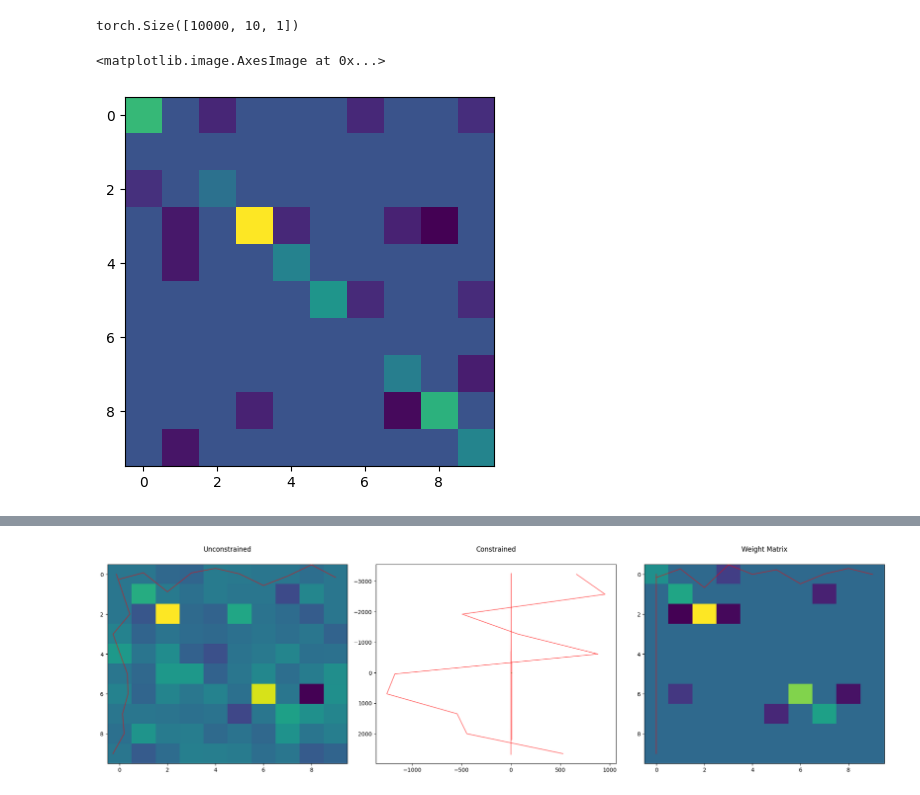
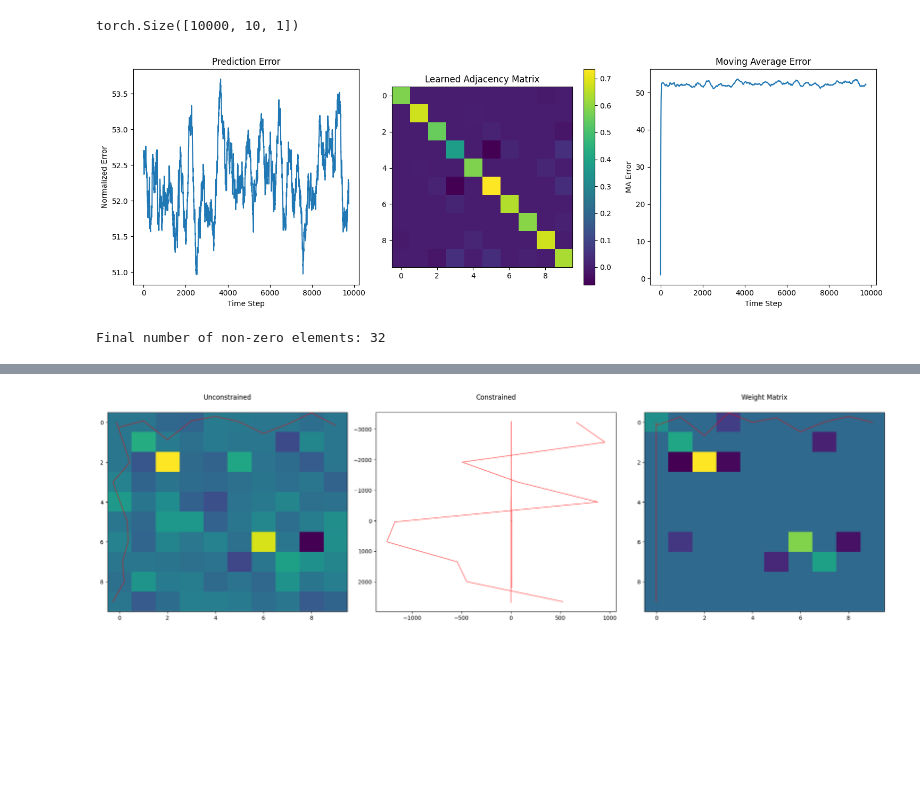
Before and after one commit to jenkins-alex/AdaCGP, a Jupyter notebook: implement.ipynb, the cells around one changed output, grey strips where cells are left out. Saved outputs shown, nothing was run; the diff lists cells and outputs as text; code cells hidden in the pictures; blank space fills up the shorter version.

Commit message:
added granger, graph lasso and node lasso baselines

```diff
--- a/implement.ipynb
+++ b/implement.ipynb
@@ -21,8 +21,58 @@ X, y, graph_filters_flat, weight_matrix, filter_coefficients = [d.to(device) for
 y.shape
 # %% [output]
 torch.Size([10000, 10, 1])
-# %%
-plt.imshow(weight_matrix.cpu().numpy())
-# %% [output]
-<matplotlib.image.AxesImage at 0x...>
-[figure, removed]
+# %%
+from src.models.baselines.GraphLasso import GraphLasso
+
+# Set up hyperparameters
+hyperparams = {
+    'P_cov': 250,          # Window size for covariance estimation
+    'alpha': 0.1,          # Regularization parameter for Lasso
+    'patience': None,        # Patience for early stopping
+    'min_delta_percent': 0.01,  # Minimum improvement threshold
+    'ma_alpha': 0.1,       # Moving average coefficient
+}
+
+# Assuming you have your data in 'y' format
+# y should be a numpy array with shape (samples, nodes, features)
+# where usually features=1 for time series
+
+# Number of nodes in your network
+N = y.shape[1]
+
+# Create the NodeWiseLasso instance
+model = GraphLasso(N=N, hyperparams=hyperparams, device='cpu')
+
+# Run the model
+results = model.run(y, weight_matrix, append_all_matrices=True)
+
+# Plot the results
+plt.figure(figsize=(15, 5))
+
+# Plot prediction error
+plt.subplot(131)
+plt.plot(results['pred_error'])
+plt.title('Prediction Error')
+plt.xlabel('Time Step')
+plt.ylabel('Normalized Error')
+
+# Plot the latest learned adjacency matrix
+plt.subplot(132)
+plt.imshow(results['matrices'][-1], cmap='viridis')
+plt.colorbar()
+plt.title('Learned Adjacency Matrix')
+
+# Plot moving average error
+plt.subplot(133)
+plt.plot(results['pred_error_recursive_moving_average'])
+plt.title('Moving Average Error')
+plt.xlabel('Time Step')
+plt.ylabel('MA Error')
+
+plt.tight_layout()
+plt.show()
+
+print(f"Final number of non-zero elements: {results['num_non_zero_elements'][-1] if 'num_non_zero_elements' in results and results['num_non_zero_elements'] else 'N/A'}")
+# %% [output]
+[figure, added]
+Final number of non-zero elements: 32
```
Also changed, not shown: parts of 4 cells of this notebook, 6 other files.
